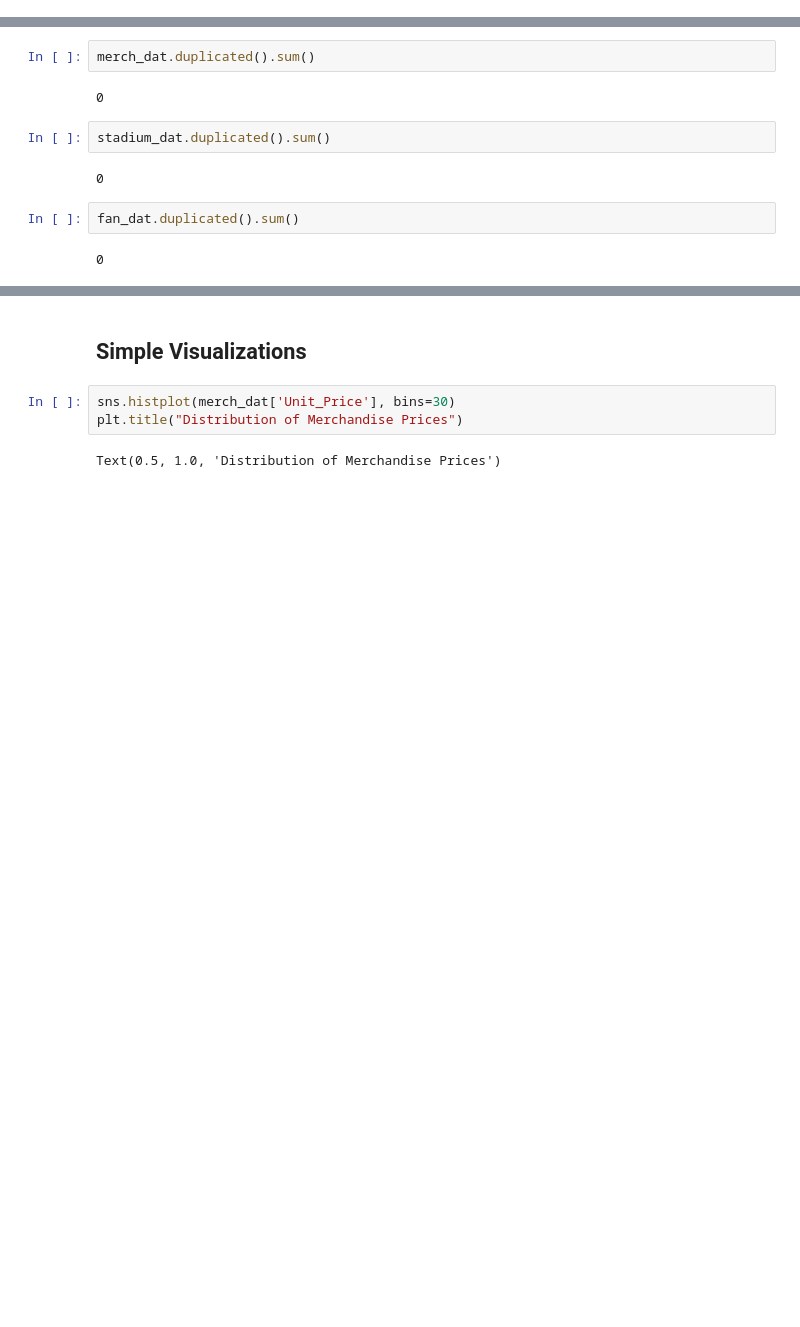
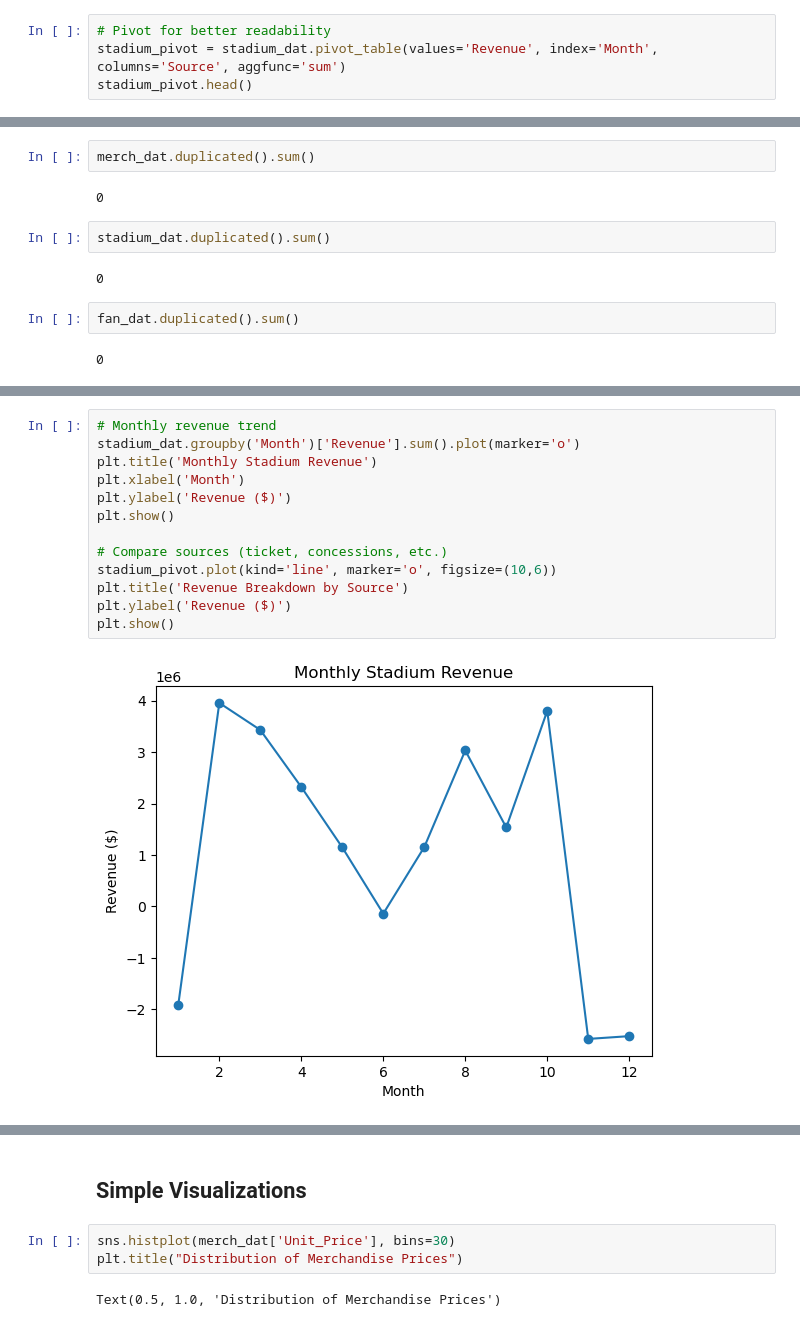
Before and after one commit to mcho04/UBC-Bolt-First-Byte-2025, a Jupyter notebook: first_byte_2025.ipynb, the cells around one changed output, grey strips where cells are left out. Saved outputs shown, nothing was run; the diff lists cells and outputs as text; blank space fills up the shorter version.

```diff
--- a/first_byte_2025.ipynb
+++ b/first_byte_2025.ipynb
@@ -188,0 +280,4 @@ dtype: int64
+# %%
+# Pivot for better readability
+stadium_pivot = stadium_dat.pivot_table(values='Revenue', index='Month', columns='Source', aggfunc='sum')
+stadium_pivot.head()
@@ -202,0 +348,15 @@ fan_dat.duplicated().sum()
+# %%
+# Monthly revenue trend
+stadium_dat.groupby('Month')['Revenue'].sum().plot(marker='o')
+plt.title('Monthly Stadium Revenue')
+plt.xlabel('Month')
+plt.ylabel('Revenue ($)')
+plt.show()
+
+# Compare sources (ticket, concessions, etc.)
+stadium_pivot.plot(kind='line', marker='o', figsize=(10,6))
+plt.title('Revenue Breakdown by Source')
+plt.ylabel('Revenue ($)')
+plt.show()
+# %% [output]
+[figure, added]
```
Also changed, not shown: parts of 30 cells of this notebook.
